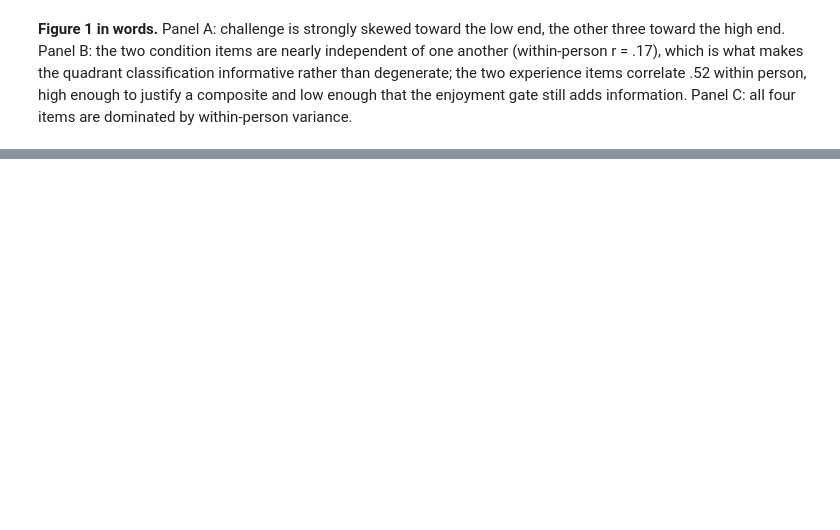
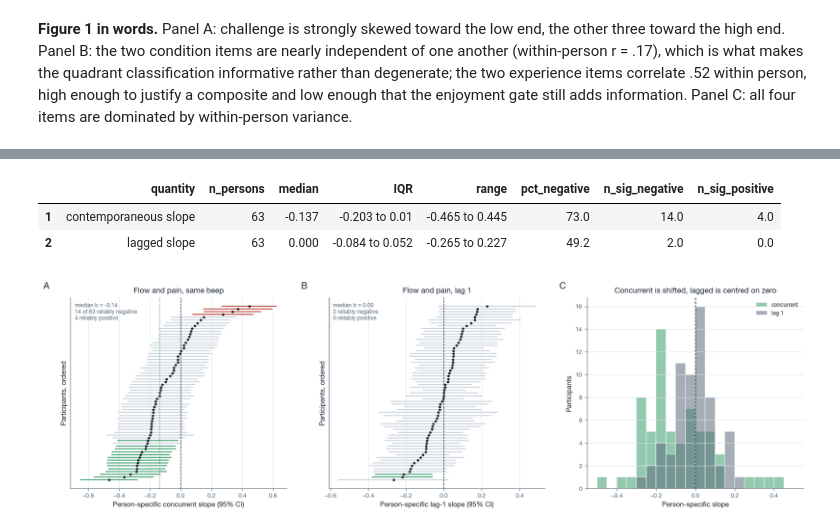
Before and after one commit to stvsever/research_paper_on_chronic_pain_drivers, a Jupyter notebook: src/utils/pipeline/separate/12_flow_states/flow_analysis/analyze_flow.ipynb, the cells around one changed output, grey strips where cells are left out. Drawn from its saved outputs; the diff is of its cells as text; code cells hidden in the pictures; blank space fills up the shorter version.

```diff
--- a/src/utils/pipeline/separate/12_flow_states/flow_analysis/analyze_flow.ipynb
+++ b/src/utils/pipeline/separate/12_flow_states/flow_analysis/analyze_flow.ipynb
@@ -2065,0 +922,65 @@ inputs them, so adding the section later is a matter of two `\input` lines and o
+# %%
+per = T("perperson_slopes")
+summ = T("perperson_summary")
+summ = summ[summ["quantity"].isin(["contemporaneous b", "lagged b"])].copy()
+summ["quantity"] = summ["quantity"].str.replace(" b", " slope")
+summ["IQR"] = summ["q25"].round(3).astype(str) + " to " + summ["q75"].round(3).astype(str)
+summ["range"] = summ["min"].round(3).astype(str) + " to " + summ["max"].round(3).astype(str)
+display(summ[["quantity", "n_persons", "median", "IQR", "range", "pct_negative",
+              "n_sig_negative", "n_sig_positive"]])
+# %% [output]
+|  | quantity | n_persons | median | IQR | range | pct_negative | n_sig_negative | n_sig_positive |
+| 1 | contemporaneous slope | 63 | -0.137 | -0.203 to 0.01 | -0.465 to 0.445 | 73.0 | 14.0 | 4.0 |
+| 2 | lagged slope | 63 | 0.000 | -0.084 to 0.052 | -0.265 to 0.227 | 49.2 | 2.0 | 0.0 |
+# %%
+# Figure 4. Person specificity.
+fig, ax = plt.subplots(1, 3, figsize=(15.4, 4.8))
+
+a = ax[0]
+pp = per.dropna(subset=["b_contemp"]).sort_values("b_contemp").reset_index(drop=True)
+y = np.arange(len(pp))
+sig_neg, sig_pos = pp["hi_contemp"] < 0, pp["lo_contemp"] > 0
+cols = np.where(sig_neg, CHANNEL_COL["Flow"], np.where(sig_pos, COL["PIJN"], "#c9d2db"))
+a.hlines(y, pp["lo_contemp"], pp["hi_contemp"], color=cols, lw=1.4)
+a.plot(pp["b_contemp"], y, "o", ms=2.6, color=INK)
+a.axvline(0, color=INK, lw=0.9, ls="--")
+a.axvline(pp["b_contemp"].median(), color=CHANNEL_COL["Flow"], lw=1.2, ls=":")
+a.text(0.02, 0.97, f"median b = {pp['b_contemp'].median():.2f}\n"
+       f"{int(sig_neg.sum())} of {len(pp)} reliably negative\n"
+       f"{int(sig_pos.sum())} reliably positive",
+       transform=a.transAxes, va="top", fontsize=8, color=MUTED)
+a.set_yticks([]); a.set_ylabel("Participants, ordered")
+a.set_xlabel("Person-specific concurrent slope (95% CI)")
+a.set_title("Flow and pain, same beep")
+panel(a, "A")
+
+a = ax[1]
+pl = per.dropna(subset=["b_lagged"]).sort_values("b_lagged").reset_index(drop=True)
+y = np.arange(len(pl))
+sn, sp = pl["hi_lagged"] < 0, pl["lo_lagged"] > 0
+cols = np.where(sn, CHANNEL_COL["Flow"], np.where(sp, COL["PIJN"], "#c9d2db"))
+a.hlines(y, pl["lo_lagged"], pl["hi_lagged"], color=cols, lw=1.4)
+a.plot(pl["b_lagged"], y, "o", ms=2.6, color=INK)
+a.axvline(0, color=INK, lw=0.9, ls="--")
+a.text(0.02, 0.97, f"median b = {pl['b_lagged'].median():.2f}\n"
+       f"{int(sn.sum())} reliably negative\n{int(sp.sum())} reliably positive",
+       transform=a.transAxes, va="top", fontsize=8, color=MUTED)
+a.set_yticks([]); a.set_ylabel("Participants, ordered")
+a.set_xlabel("Person-specific lag-1 slope (95% CI)")
+a.set_title("Flow and pain, lag 1")
+panel(a, "B")
+
+a = ax[2]
+bins = np.linspace(-0.5, 0.5, 21)
+a.hist(pp["b_contemp"], bins=bins, color=CHANNEL_COL["Flow"], alpha=0.55,
+       edgecolor="white", label="concurrent")
+a.hist(pl["b_lagged"], bins=bins, color=MUTED, alpha=0.55, edgecolor="white", label="lag 1")
+a.axvline(0, color=INK, lw=1.0, ls="--")
+a.set_xlabel("Person-specific slope"); a.set_ylabel("Participants")
+a.set_title("Concurrent is shifted, lagged is centred on zero")
+a.legend(fontsize=8); bar_axes(a); panel(a, "C")
+
+fig.tight_layout(w_pad=2.6)
+show(fig, "fig04_person_specificity")
+# %% [output]
+[figure, added]
```
Also changed, not shown: parts of 128 cells of this notebook, 22 other files.
